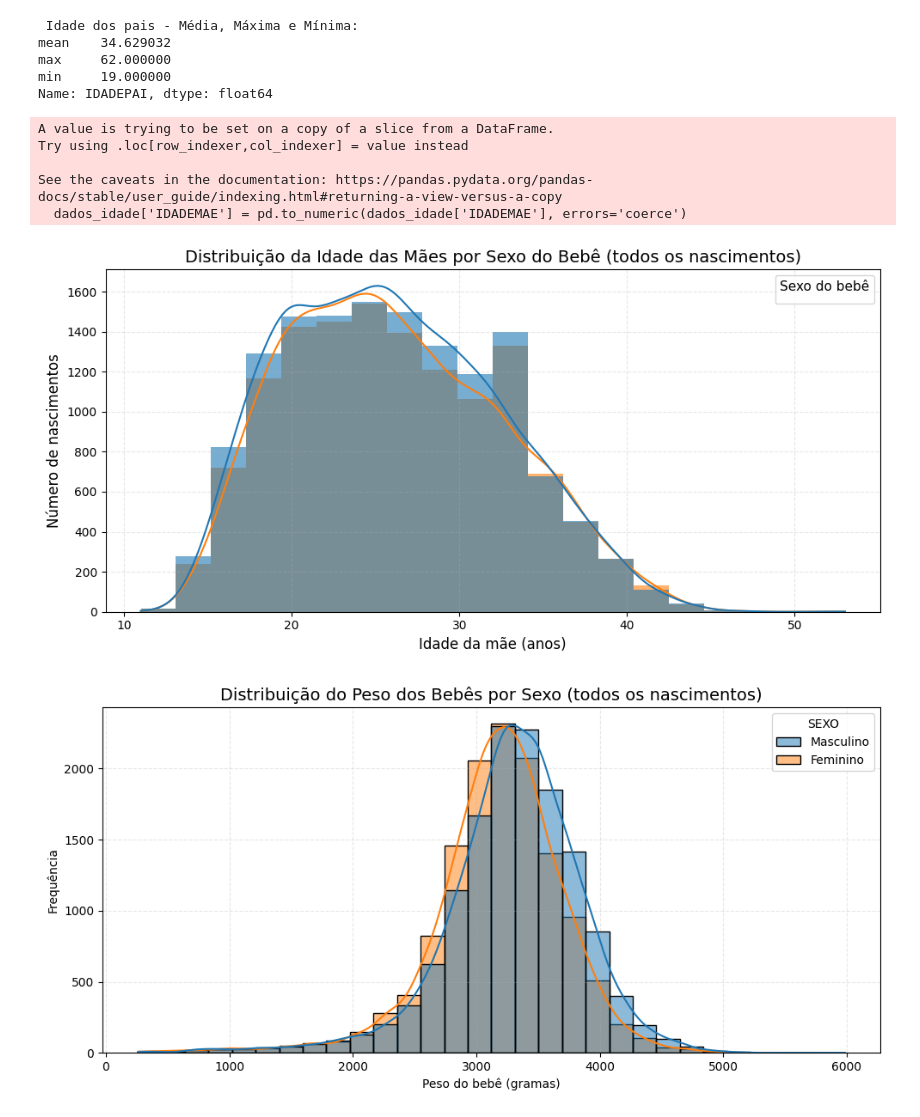
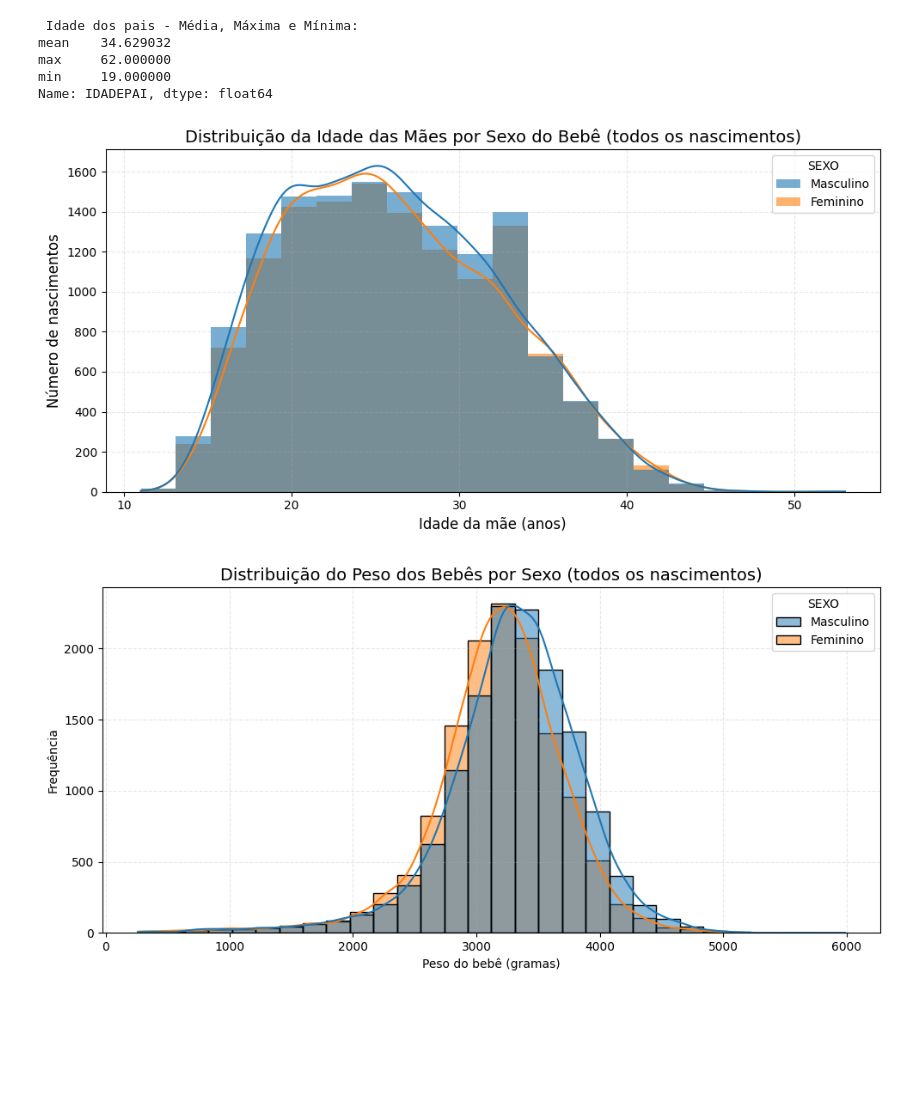
Before and after one commit to alevazcientista-dotcom/Ebac1, a Jupyter notebook: M9_Parte1.ipynb, the cells around one changed output. Saved outputs shown, nothing was run; the diff lists cells and outputs as text; code cells hidden in the pictures; blank space fills up the shorter version.

```diff
--- a/M9_Parte1.ipynb
+++ b/M9_Parte1.ipynb
@@ -333,38 +385,33 @@ Name: IDADEPAI, dtype: float64
 # %%
 #Histograma — Distribuição da Idade das Mães (todos os nascimentos)
 # -----------------------------
 plt.figure(figsize=(10,5))
 
 # Remover possíveis valores ausentes e garantir tipos corretos
-dados_idade = sinasc_raw.dropna(subset=['IDADEMAE', 'SEXO'])
+dados_idade = sinasc_raw.dropna(subset=['IDADEMAE', 'SEXO']).copy() # Usar .copy() para evitar SettingWithCopyWarning
 dados_idade['IDADEMAE'] = pd.to_numeric(dados_idade['IDADEMAE'], errors='coerce')
 
 # Criar o histograma
 sns.histplot(
     data=dados_idade,
     x='IDADEMAE',
     hue='SEXO',
     bins=20,
     kde=True,        # linha de densidade
     alpha=0.6,       # transparência
     edgecolor=None   # remove bordas dos bins
 )
 
 # Personalização do gráfico
 plt.title('Distribuição da Idade das Mães por Sexo do Bebê (todos os nascimentos)', fontsize=14)
 plt.xlabel('Idade da mãe (anos)', fontsize=12)
 plt.ylabel('Número de nascimentos', fontsize=12)
 plt.grid(True, linestyle='--', alpha=0.3)
-plt.legend(title='Sexo do bebê', title_fontsize=11)
+# plt.legend(title='Sexo do bebê', title_fontsize=11) # Removido para evitar UserWarning
 plt.tight_layout()
 plt.show()
 # %% [output]
-A value is trying to be set on a copy of a slice from a DataFrame.
-Try using .loc[row_indexer,col_indexer] = value instead
-
-See the caveats in the documentation: https://pandas.pydata.org/pandas-docs/stable/user_guide/indexing.html#returning-a-view-versus-a-copy
-  dados_idade['IDADEMAE'] = pd.to_numeric(dados_idade['IDADEMAE'], errors='coerce')
-[figure, old version]
+[figure, new version]
 # %%
 # Histograma - Peso dos bebês por Sexo
 plt.figure(figsize=(10,5))
```
Also changed, not shown: parts of 8 cells of this notebook.
